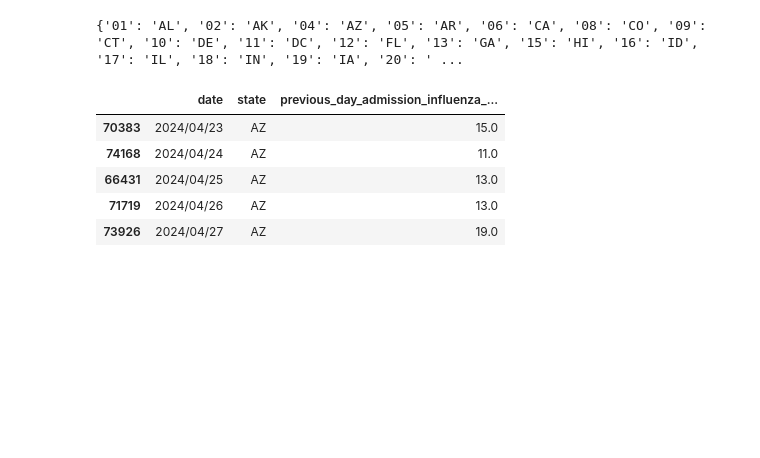
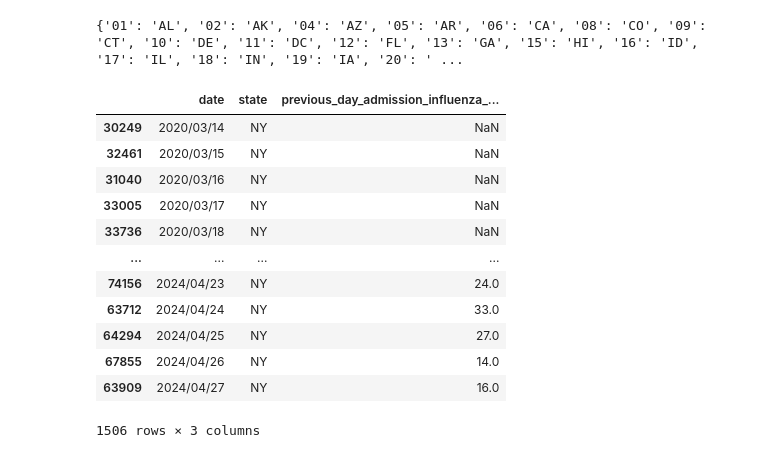
Before and after one commit to atiumcache/flu-forecast-accuracy, a Jupyter notebook: forecast_accuracy.ipynb, the cells around one changed output. Cells and saved outputs as stored; diff of their text form; code cells hidden in the pictures; blank space fills up the shorter version.

Commit message:
almost have single state function working.

```diff
--- a/forecast_accuracy.ipynb
+++ b/forecast_accuracy.ipynb
@@ -46,13 +49,21 @@ print(location_to_state)
 # %% [output]
 {'01': 'AL', '02': 'AK', '04': 'AZ', '05': 'AR', '06': 'CA', '08': 'CO', '09': 'CT', '10': 'DE', '11': 'DC', '12': 'FL', '13': 'GA', '15': 'HI', '16': 'ID', '17': 'IL', '18': 'IN', '19': 'IA', '20': ' ...
 # %%
-# Testing. Get a single state's actual data.
-state_actual_data = actual_data[actual_data['state'] == 'AZ']
-state_actual_data.tail()
+'''Testing. Get a single state's actual data.'''
+
+NY_actual_data = pd.DataFrame(actual_data[actual_data['state'] == 'NY'])
+NY_actual_data
 # %% [output]
 |  | date | state | previous_day_admission_influenza_... |
-| 70383 | 2024/04/23 | AZ | 15.0 |
-| 74168 | 2024/04/24 | AZ | 11.0 |
-| 66431 | 2024/04/25 | AZ | 13.0 |
-| 71719 | 2024/04/26 | AZ | 13.0 |
-| 73926 | 2024/04/27 | AZ | 19.0 |
+| 30249 | 2020/03/14 | NY | NaN |
+| 32461 | 2020/03/15 | NY | NaN |
+| 31040 | 2020/03/16 | NY | NaN |
+| 33005 | 2020/03/17 | NY | NaN |
+| 33736 | 2020/03/18 | NY | NaN |
+| ... | ... | ... | ... |
+| 74156 | 2024/04/23 | NY | 24.0 |
+| 63712 | 2024/04/24 | NY | 33.0 |
+| 64294 | 2024/04/25 | NY | 27.0 |
+| 67855 | 2024/04/26 | NY | 14.0 |
+| 63909 | 2024/04/27 | NY | 16.0 |
+1506 rows × 3 columns
```
Also changed, not shown: parts of 12 cells of this notebook.
